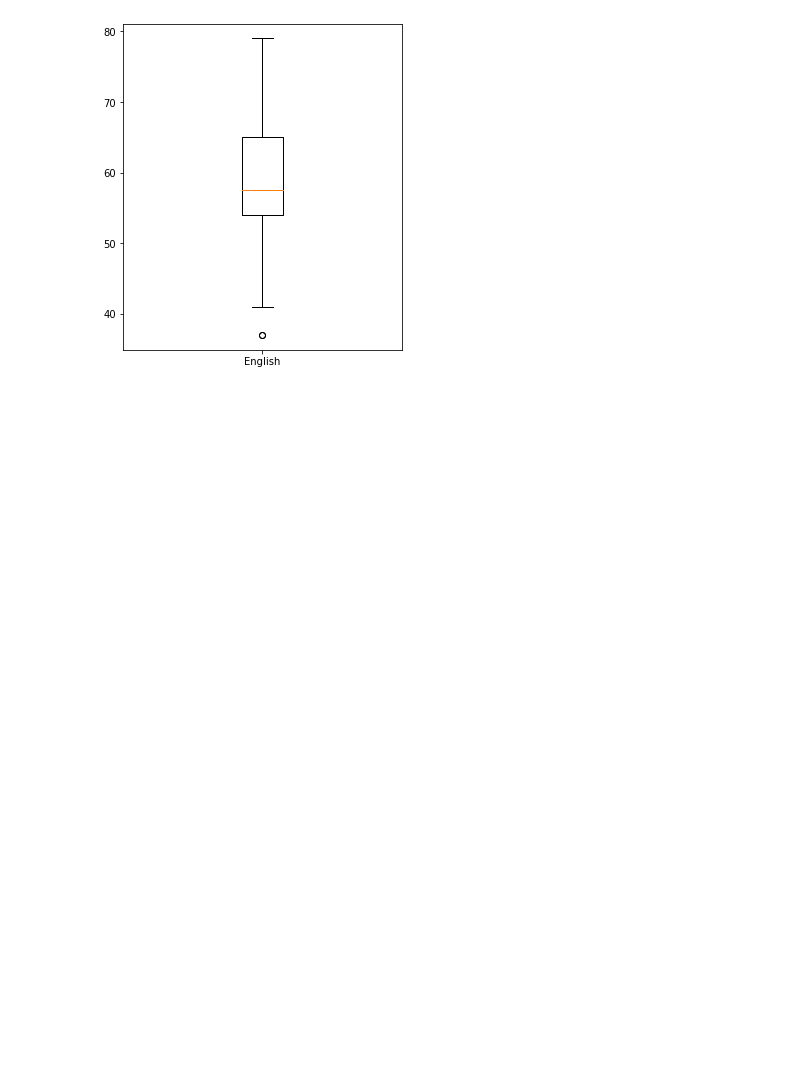
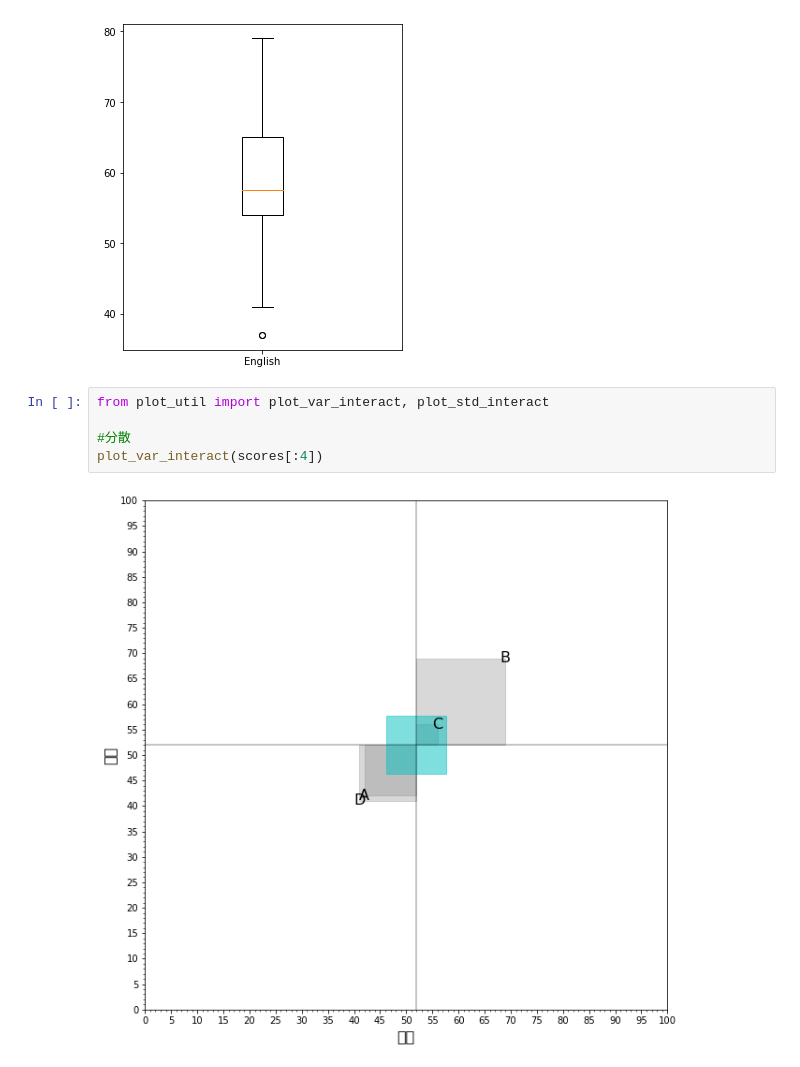
Before and after one commit to kanzai935/statistical-analysis, a Jupyter notebook: chapter02.ipynb, the cells around one changed output. Drawn from its saved outputs; the diff is of its cells as text; blank space fills up the shorter version.

Commit message:
feat: add optional graph

```diff
--- a/chapter02.ipynb
+++ b/chapter02.ipynb
@@ -541,3 +541,10 @@ ax.boxplot(english_scores, labels=['English'])
 plt.show()
 # %% [output]
 [figure]
+# %%
+from plot_util import plot_var_interact, plot_std_interact
+
+#分散
+plot_var_interact(scores[:4])
+# %% [output]
+[figure, added]
```
Also changed, not shown: parts of 1 cell of this notebook, 3 other files.
